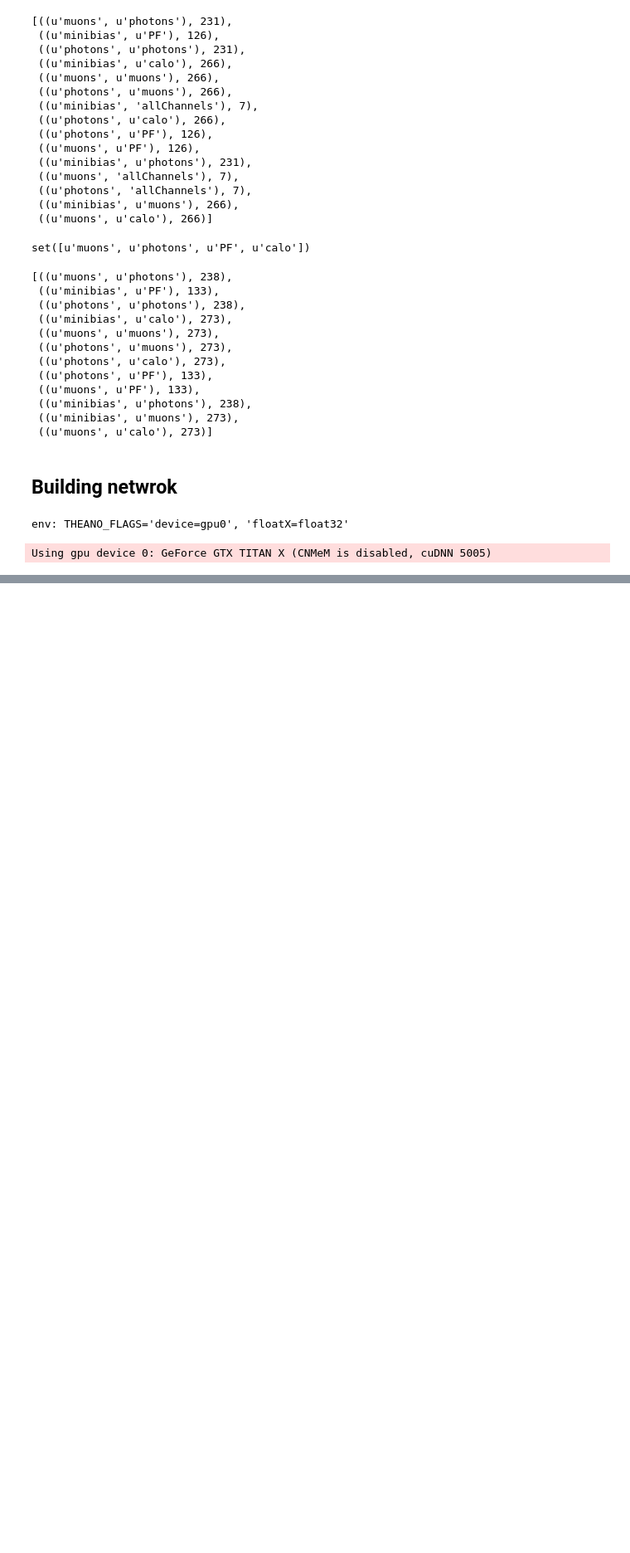
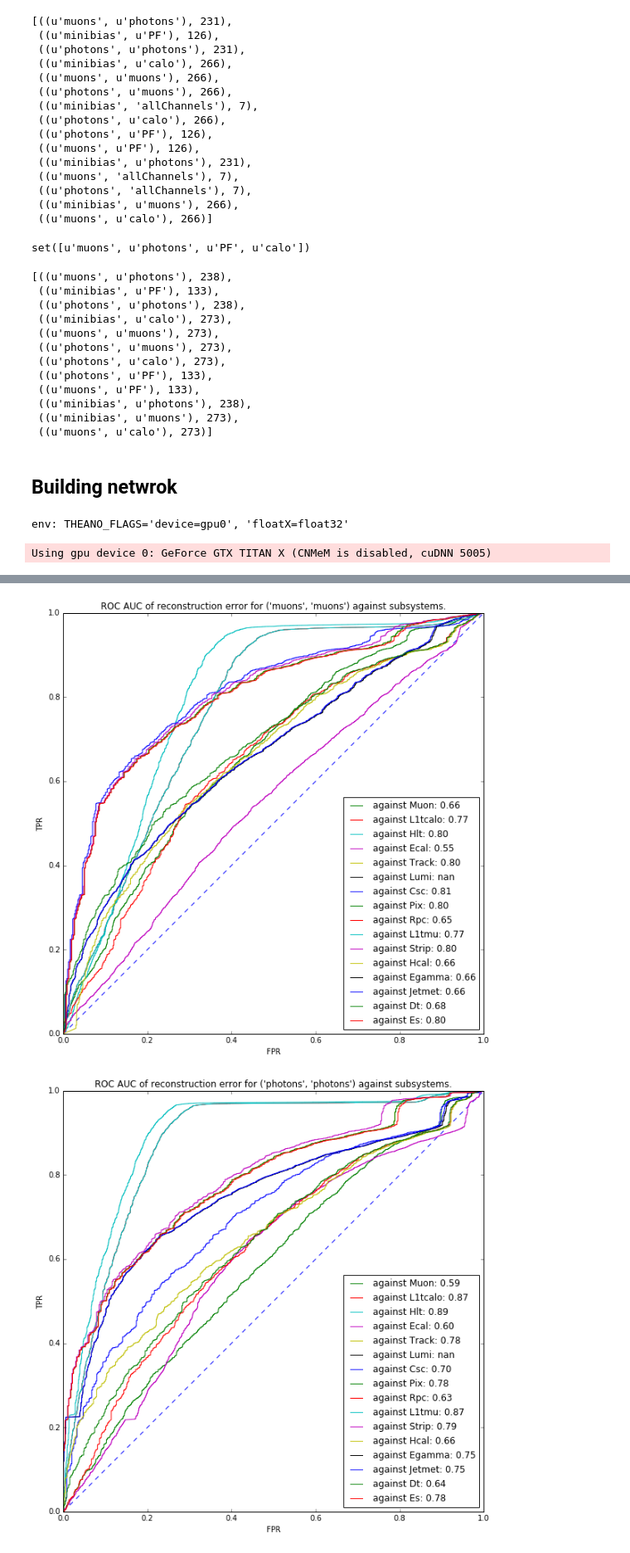
Before and after one commit to yandexdataschool/cms-dqm, a Jupyter notebook: notebooks/CMS-AE.ipynb, the cells around one changed output, grey strips where cells are left out. Shown at 83% size. Drawn from its saved outputs; the diff is of its cells as text; code cells hidden in the pictures; blank space fills up the shorter version.

Commit message:
Comparison against ground truth

```diff
--- a/notebooks/CMS-AE.ipynb
+++ b/notebooks/CMS-AE.ipynb
@@ -79,6 +179,7 @@ nonempty = np.where(lumi > 0.0)[0]
 data = data.iloc[nonempty]
 labels = labels[nonempty]
 lumi = lumi[nonempty]
+subsystem_labels = subsystem_labels[nonempty]
 # %%
 _ = plt.hist(lumi, bins=25)
 # %% [output]
@@ -558,0 +667,23 @@ AE error: 9.95e+00
+# %%
+channels = [('muons', 'muons'), ('photons', 'photons'), ('minibias', 'PF'), ('minibias', 'calo')]
+reconstruction_error = np.ndarray(shape=(len(data), len(channels)), dtype='float32')
+
+for i, g in enumerate(channels):
+    X = data[grouped[g]].get_values().astype('float32')
+    X_good = X[labels == 1.0]
+    X_bad = X[labels == 0.0]
+
+    weights_good = lumi[labels == 1.0].astype('float32')
+    weights_bad = lumi[labels == 0.0].astype('float32')
+
+    ae = AE(X.shape[1], nums_units=(150, 20))
+
+    for l in ae.fit(X_good, weights_good, n_epoches=256,
+                    batch_size=128, learning_rate=1.0,
+                    regularization_c=1.0e-4):
+        #print np.mean(l)
+        pass
+
+    print 'AE for %s is fit' % (g, )
+
+    reconstruction_error[:, i] = ae.get_error(X)
@@ -558,0 +695,17 @@ AE error: 9.95e+00
+# %%
+for i, g in enumerate(channels):
+    plt.figure(figsize=(10, 10))
+    plt.title('ROC AUC of reconstruction error for %s against subsystems.' % (g, ))
+    plt.plot([0, 1], [0, 1], '--')
+    plt.xlabel('FPR')
+    plt.ylabel('TPR')
+
+    for j, sub in enumerate(subsystems):
+        fpr, tpr, _ = roc_curve(subsystem_labels[:, j], -reconstruction_error[:, i])
+        score = auc(fpr, tpr, reorder=True)
+        plt.plot(fpr, tpr, label='against %s: %.2f' % (sub, score))
+    plt.legend(loc='lower right')
+    plt.show()
+# %% [output]
+[figure, added]
+[figure, added]
```
Also changed, not shown: parts of 17 cells of this notebook, 1 other file.
